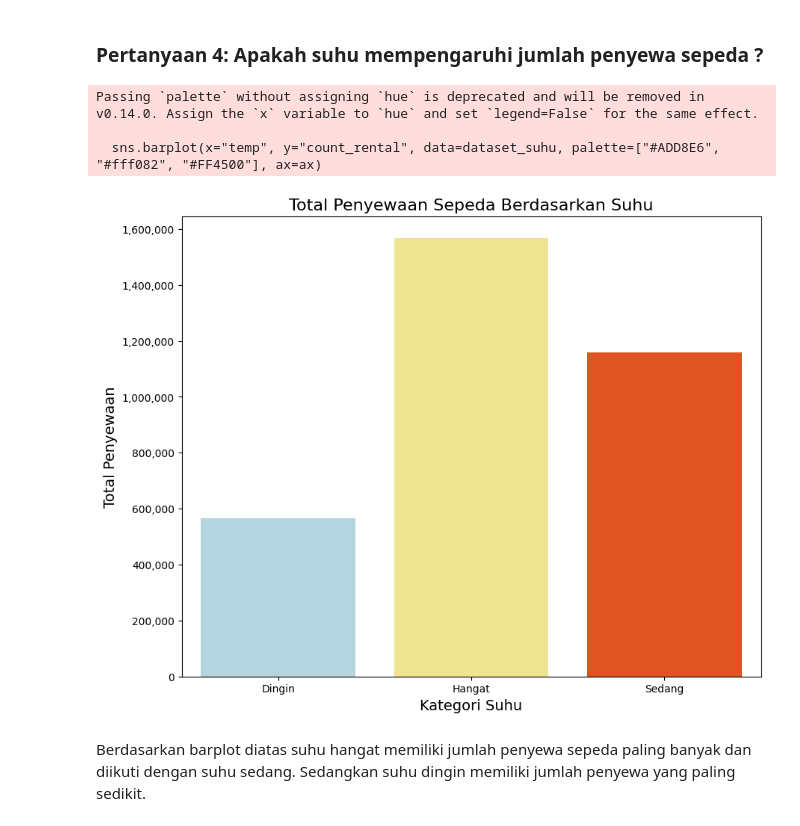
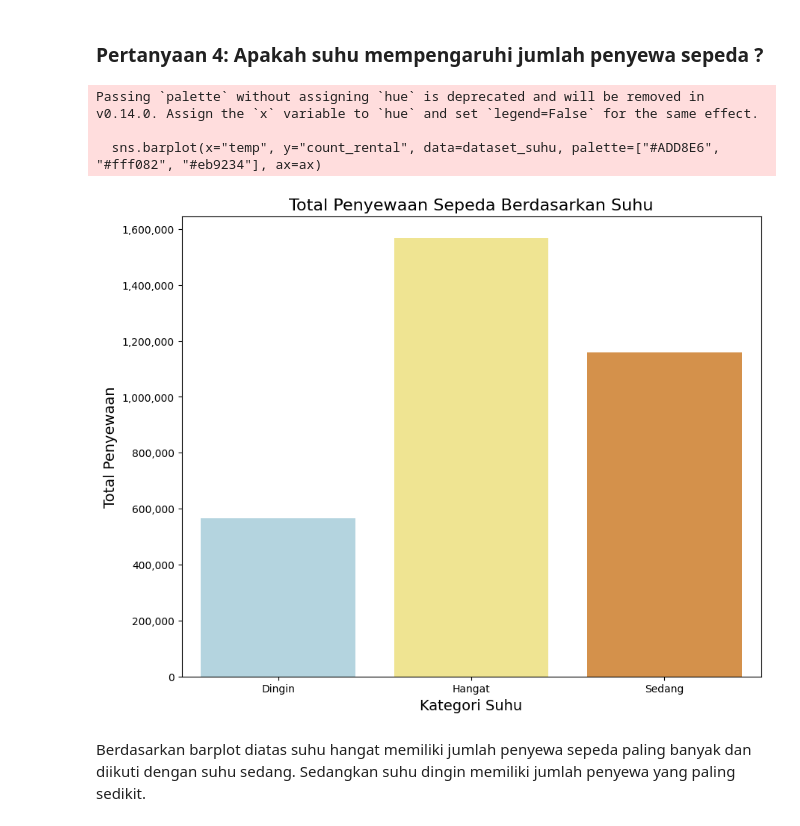
Before and after one commit to d4tu4llam/analisis-data, a Jupyter notebook: notebook.ipynb, the cells around one changed output. Saved outputs shown, nothing was run; the diff lists cells and outputs as text; code cells hidden in the pictures.

Commit message:
Memperbaiki path pada dataset, memperbaiki warna bar plot, ignore warning

```diff
--- a/notebook.ipynb
+++ b/notebook.ipynb
@@ -728,28 +731,28 @@ Berdasarkan barplot diatas dapat dilihat penyewaan sepeda paling banyak terdapat
 # %%
 # Mengelompokkan data berdasarkan suhu dan menghitung total penyewaan
 dataset_suhu = dataset_hour.groupby(by=["temp"], observed=False).agg({
     "count_rental": ["sum"],
 }).reset_index()
 dataset_suhu.columns = ["temp", "count_rental"]
 
 # Membuat bar chart
 fig, ax = plt.subplots(figsize=(10, 8))
-sns.barplot(x="temp", y="count_rental", data=dataset_suhu, palette=["#ADD8E6", "#fff082", "#FF4500"], ax=ax)
+sns.barplot(x="temp", y="count_rental", data=dataset_suhu, palette=["#ADD8E6", "#fff082", "#eb9234"], ax=ax)
 
 # Mengatur format angka pada sumbu Y agar lebih mudah dibaca (dengan pemisah ribuan)
 ax.yaxis.set_major_formatter(mticker.FuncFormatter(lambda x, _: f'{int(x):,}'))
 # Menambahkan label dan judul
 plt.xlabel("Kategori Suhu", fontsize=14)
 plt.ylabel("Total Penyewaan", fontsize=14)
 plt.title("Total Penyewaan Sepeda Berdasarkan Suhu", fontsize=16)
 
 # Menampilkan plot
 plt.show()
 # %% [output]
 Passing `palette` without assigning `hue` is deprecated and will be removed in v0.14.0. Assign the `x` variable to `hue` and set `legend=False` for the same effect.
 
-  sns.barplot(x="temp", y="count_rental", data=dataset_suhu, palette=["#ADD8E6", "#fff082", "#FF4500"], ax=ax)
+  sns.barplot(x="temp", y="count_rental", data=dataset_suhu, palette=["#ADD8E6", "#fff082", "#eb9234"], ax=ax)
-[figure, old version]
+[figure, new version]
 # %% [markdown]
 Berdasarkan barplot diatas suhu hangat memiliki jumlah penyewa sepeda paling banyak dan diikuti dengan suhu sedang. Sedangkan suhu dingin memiliki jumlah penyewa yang paling sedikit.
 # %%
```
Also changed, not shown: parts of 1 cell of this notebook, 3 other files.
